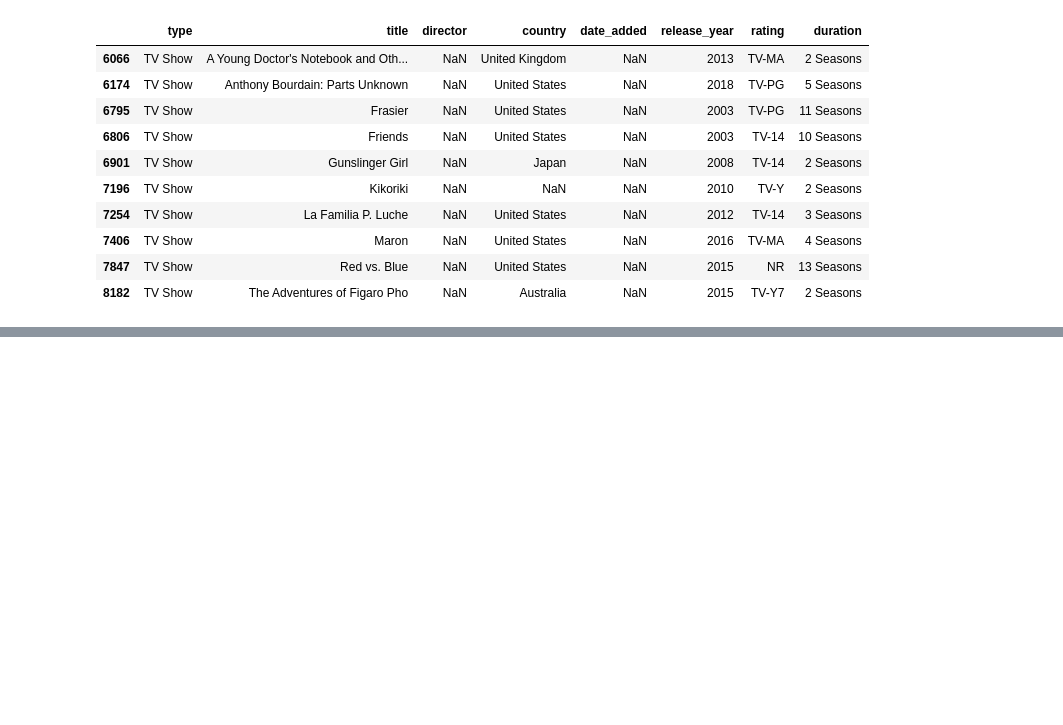
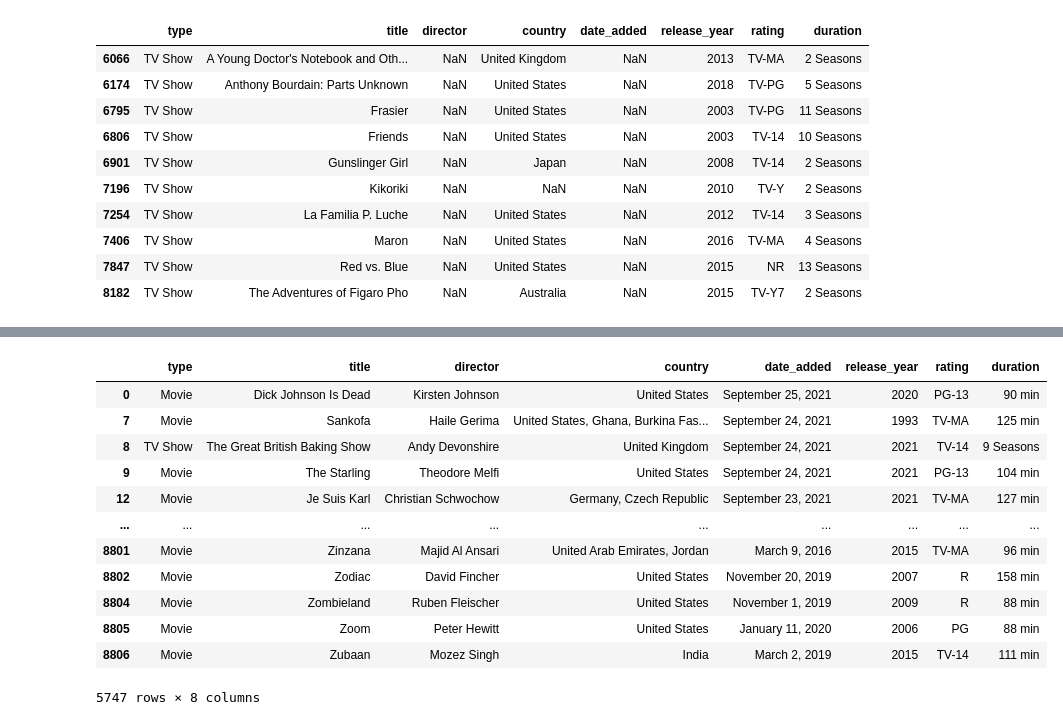
Before and after one commit to melisavacca/Netflix_Team_1, a Jupyter notebook: data_cleaning.ipynb, the cells around one changed output, grey strips where cells are left out. Drawn from its saved outputs; the diff is of its cells as text; code cells hidden in the pictures; blank space fills up the shorter version.

```diff
--- a/data_cleaning.ipynb
+++ b/data_cleaning.ipynb
@@ -7,8 +8,8 @@ import matplotlib as plt
 import plotly.express as px
 # %%
 # Read in CSV files as Pandas DataFrames.
-netflix1_df = pd.read_csv('../Netflix_Team_1/Resources/netflix_list.csv', low_memory=False)
-netflix2_df = pd.read_csv('../Netflix_Team_1/Resources/netflix_titles.csv', low_memory=False)
+netflix1_df = pd.read_csv('/Users/linagarcia/Desktop/Analysis Projects/Netflix_Team_1/Resources/netflix_list.csv', low_memory=False)
+netflix2_df = pd.read_csv('/Users/linagarcia/Desktop/Analysis Projects/Netflix_Team_1/Resources/netflix_titles.csv', low_memory=False)
 # %%
 netflix1_df
 # %% [output]
@@ -233,0 +321,18 @@ netflix2_df_dropped[netflix2_df_dropped['date_added'].isnull()]
+# %%
+# Deleted NaN's in Netflix1
+netflix2_df_dropped = netflix2_df_dropped.dropna()
+netflix2_df_dropped
+# %% [output]
+|  | type | title | director | country | date_added | release_year | rating | duration |
+| 0 | Movie | Dick Johnson Is Dead | Kirsten Johnson | United States | September 25, 2021 | 2020 | PG-13 | 90 min |
+| 7 | Movie | Sankofa | Haile Gerima | United States, Ghana, Burkina Fas... | September 24, 2021 | 1993 | TV-MA | 125 min |
+| 8 | TV Show | The Great British Baking Show | Andy Devonshire | United Kingdom | September 24, 2021 | 2021 | TV-14 | 9 Seasons |
+| 9 | Movie | The Starling | Theodore Melfi | United States | September 24, 2021 | 2021 | PG-13 | 104 min |
+| 12 | Movie | Je Suis Karl | Christian Schwochow | Germany, Czech Republic | September 23, 2021 | 2021 | TV-MA | 127 min |
+| ... | ... | ... | ... | ... | ... | ... | ... | ... |
+| 8801 | Movie | Zinzana | Majid Al Ansari | United Arab Emirates, Jordan | March 9, 2016 | 2015 | TV-MA | 96 min |
+| 8802 | Movie | Zodiac | David Fincher | United States | November 20, 2019 | 2007 | R | 158 min |
+| 8804 | Movie | Zombieland | Ruben Fleischer | United States | November 1, 2019 | 2009 | R | 88 min |
+| 8805 | Movie | Zoom | Peter Hewitt | United States | January 11, 2020 | 2006 | PG | 88 min |
+| 8806 | Movie | Zubaan | Mozez Singh | India | March 2, 2019 | 2015 | TV-14 | 111 min |
+5747 rows × 8 columns
```
Also changed, not shown: parts of 16 cells of this notebook.
